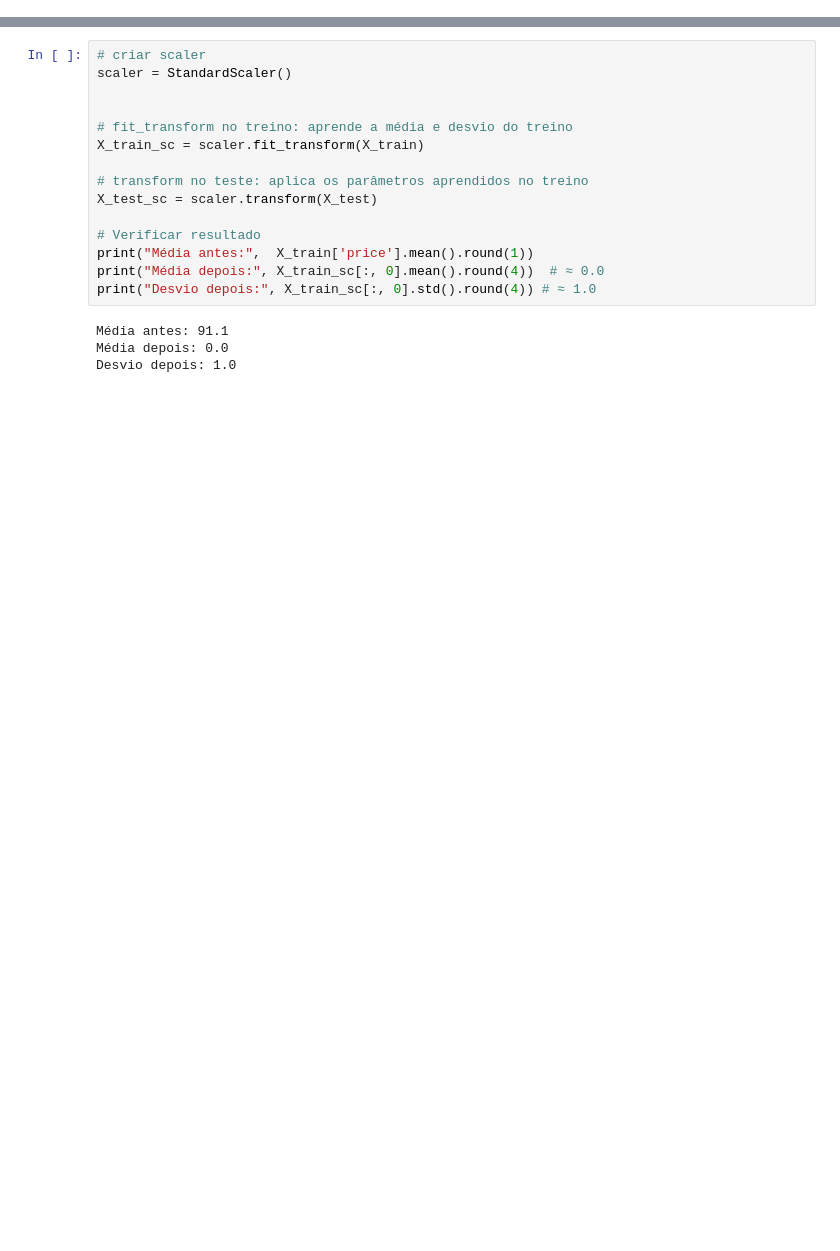
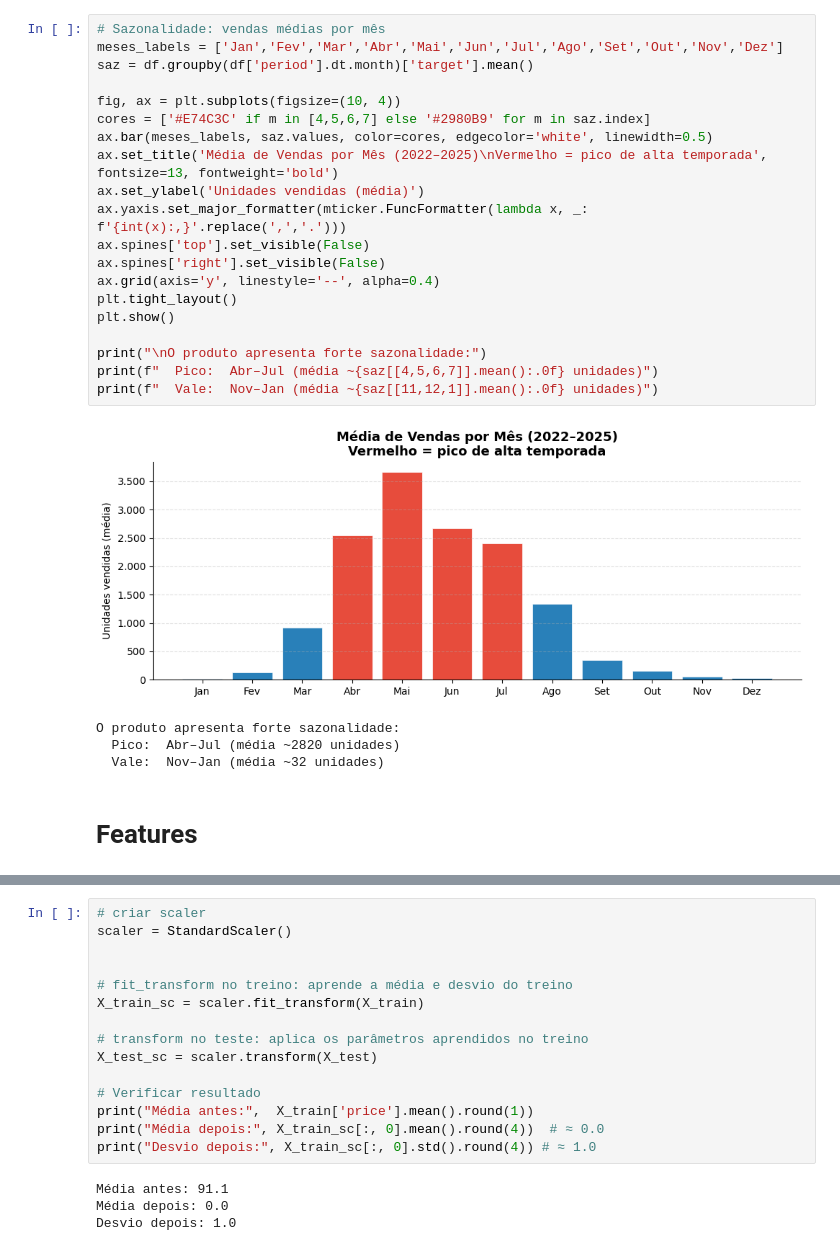
Before and after one commit to Gabriel-Colling/Processo_Seletivo-Aidron, a Jupyter notebook: predicao_teste.ipynb, the cells around one changed output, grey strips where cells are left out. Drawn from its saved outputs; the diff is of its cells as text; blank space fills up the shorter version.

```diff
--- a/predicao_teste.ipynb
+++ b/predicao_teste.ipynb
@@ -35,0 +46,27 @@ print(df[['period','month_sin','month_cos','t']].head(3))
+# %%
+# Sazonalidade: vendas médias por mês
+meses_labels = ['Jan','Fev','Mar','Abr','Mai','Jun','Jul','Ago','Set','Out','Nov','Dez']
+saz = df.groupby(df['period'].dt.month)['target'].mean()
+
+fig, ax = plt.subplots(figsize=(10, 4))
+cores = ['#E74C3C' if m in [4,5,6,7] else '#2980B9' for m in saz.index]
+ax.bar(meses_labels, saz.values, color=cores, edgecolor='white', linewidth=0.5)
+ax.set_title('Média de Vendas por Mês (2022–2025)\nVermelho = pico de alta temporada', fontsize=13, fontweight='bold')
+ax.set_ylabel('Unidades vendidas (média)')
+ax.yaxis.set_major_formatter(mticker.FuncFormatter(lambda x, _: f'{int(x):,}'.replace(',','.')))
+ax.spines['top'].set_visible(False)
+ax.spines['right'].set_visible(False)
+ax.grid(axis='y', linestyle='--', alpha=0.4)
+plt.tight_layout()
+plt.show()
+
+print("\nO produto apresenta forte sazonalidade:")
+print(f"  Pico:  Abr–Jul (média ~{saz[[4,5,6,7]].mean():.0f} unidades)")
+print(f"  Vale:  Nov–Jan (média ~{saz[[11,12,1]].mean():.0f} unidades)")
+# %% [output]
+[figure, added]
+O produto apresenta forte sazonalidade:
+  Pico:  Abr–Jul (média ~2820 unidades)
+  Vale:  Nov–Jan (média ~32 unidades)
+# %% [markdown]
+# Features
```
Also changed, not shown: parts of 23 cells of this notebook, 1 other file.
